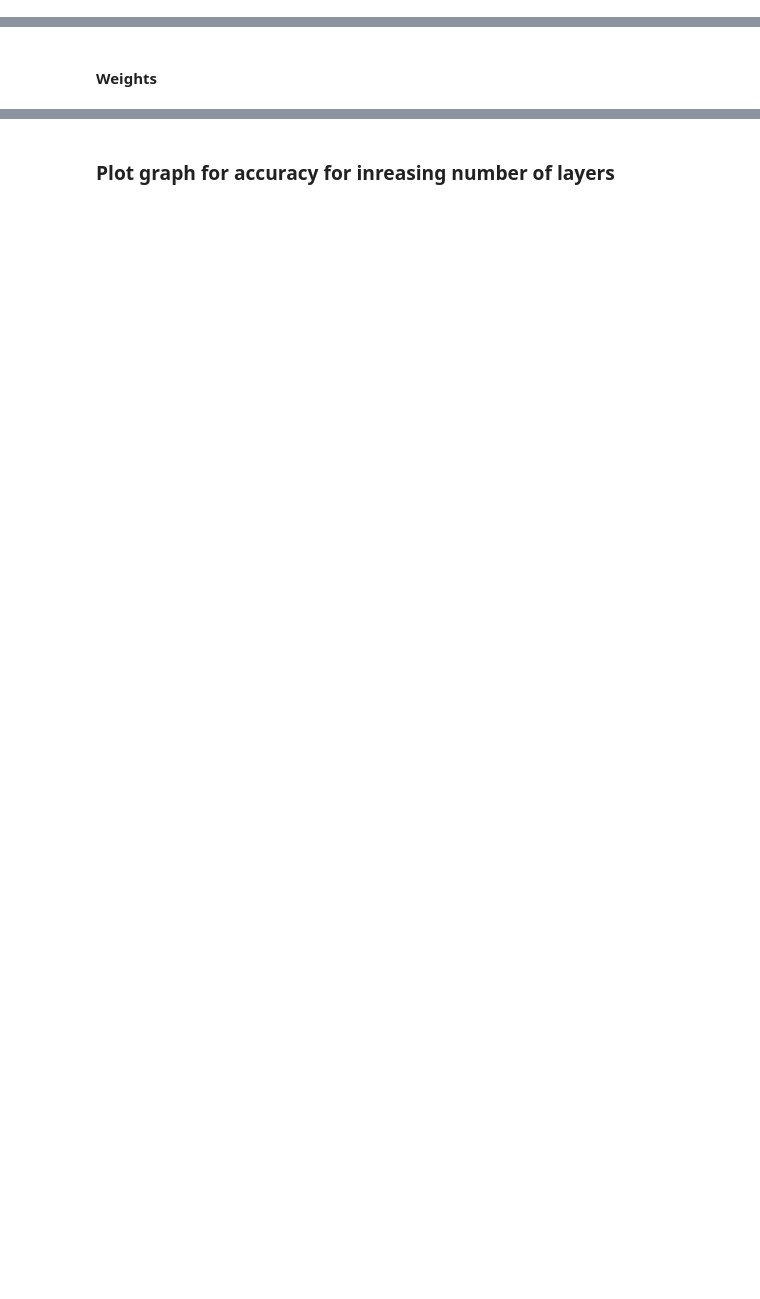
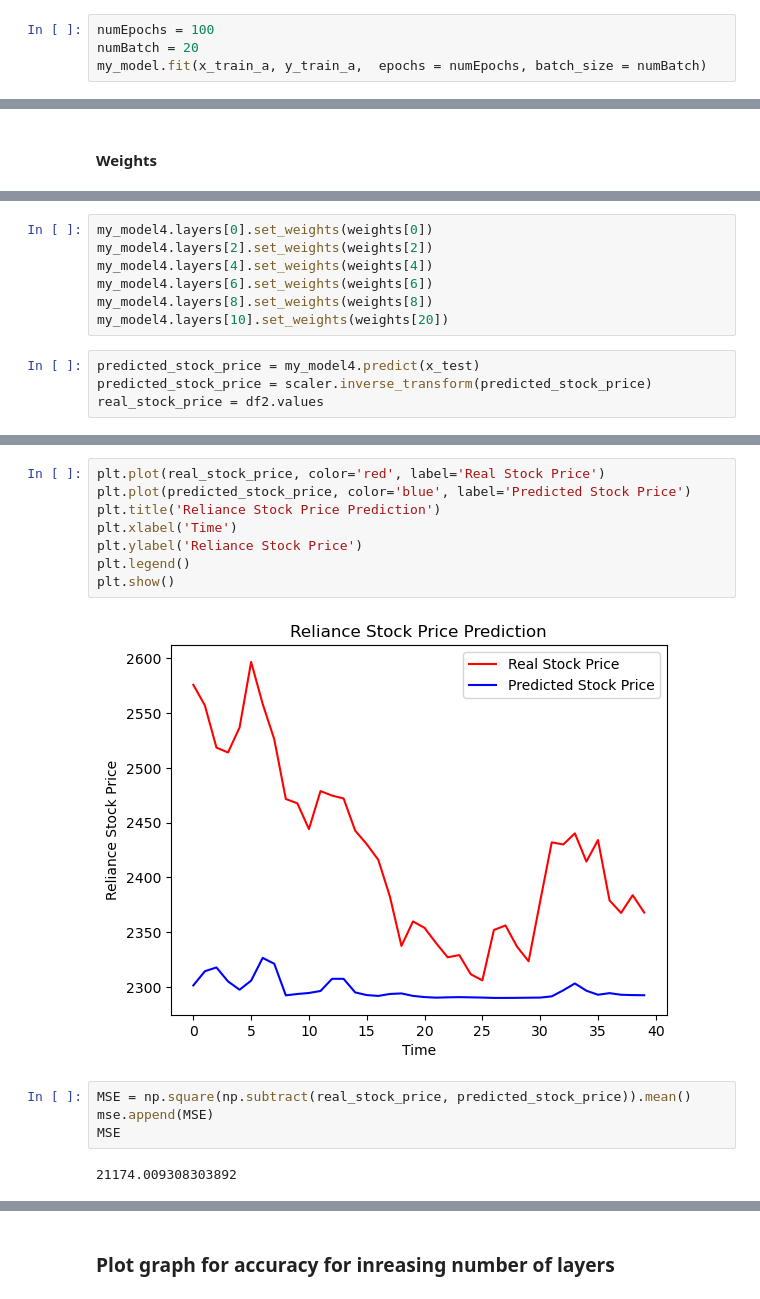
Before and after one commit to Snehbhandari/Thesis-Work, a Jupyter notebook: Code/analyzing_redundant_layers.ipynb, the cells around one changed output, grey strips where cells are left out. Drawn from its saved outputs; the diff is of its cells as text; blank space fills up the shorter version.

```diff
--- a/Code/analyzing_redundant_layers.ipynb
+++ b/Code/analyzing_redundant_layers.ipynb
@@ -6,0 +139,4 @@
+# %%
+numEpochs = 100
+numBatch = 20
+my_model.fit(x_train_a, y_train_a,  epochs = numEpochs, batch_size = numBatch)
@@ -16,0 +313,11 @@
+# %%
+my_model4.layers[0].set_weights(weights[0])
+my_model4.layers[2].set_weights(weights[2])
+my_model4.layers[4].set_weights(weights[4])
+my_model4.layers[6].set_weights(weights[6])
+my_model4.layers[8].set_weights(weights[8])
+my_model4.layers[10].set_weights(weights[20])
+# %%
+predicted_stock_price = my_model4.predict(x_test)
+predicted_stock_price = scaler.inverse_transform(predicted_stock_price)
+real_stock_price = df2.values
@@ -17 +326,17 @@
+# %%
+plt.plot(real_stock_price, color='red', label='Real Stock Price')
+plt.plot(predicted_stock_price, color='blue', label='Predicted Stock Price')
+plt.title('Reliance Stock Price Prediction')
+plt.xlabel('Time')
+plt.ylabel('Reliance Stock Price')
+plt.legend()
+plt.show()
+# %% [output]
+[figure, added]
+# %%
+MSE = np.square(np.subtract(real_stock_price, predicted_stock_price)).mean()
+mse.append(MSE)
+MSE
+# %% [output]
+21174.009308303892
 # %% [markdown]
```
Also changed, not shown: parts of 49 cells of this notebook, 1 other file.
